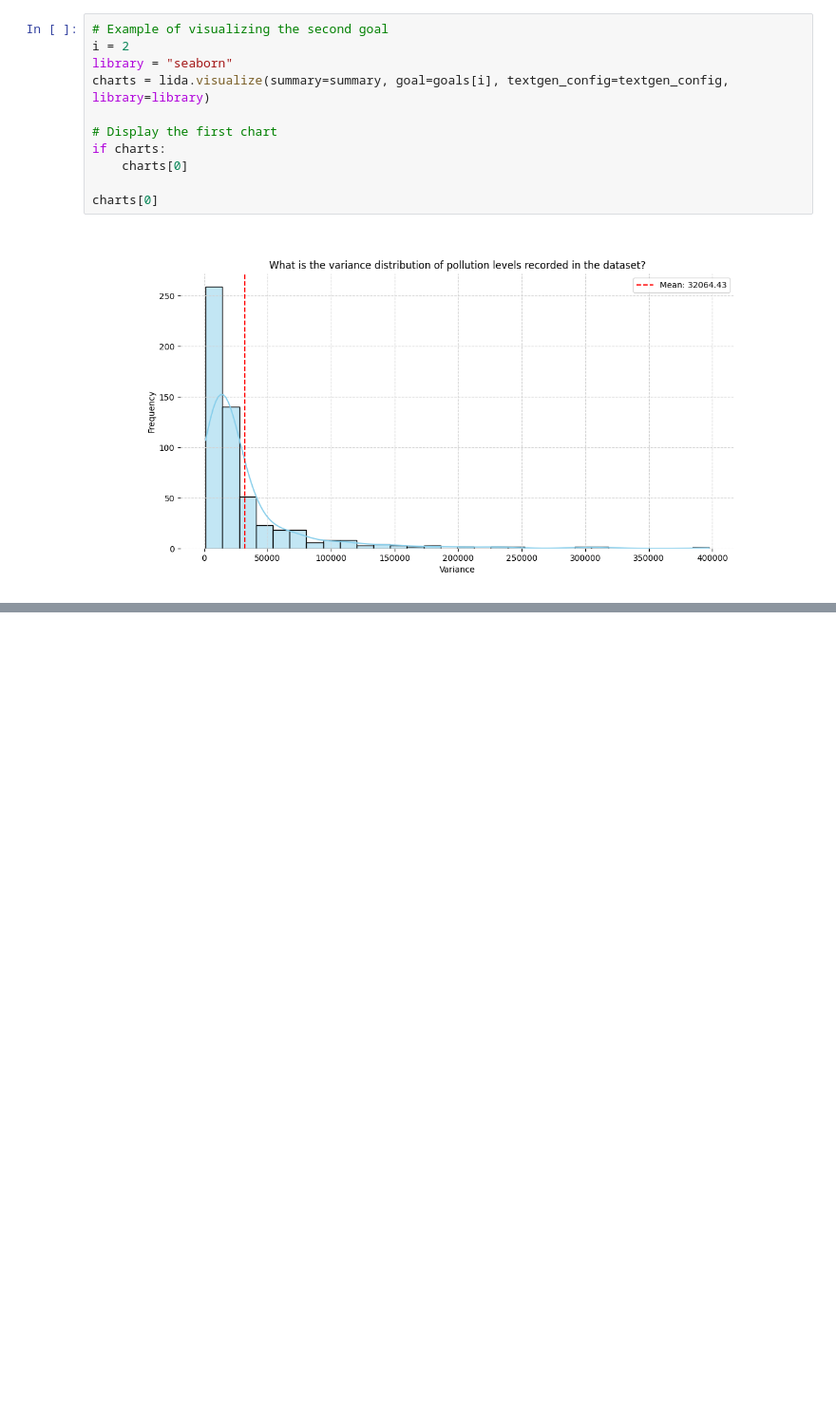
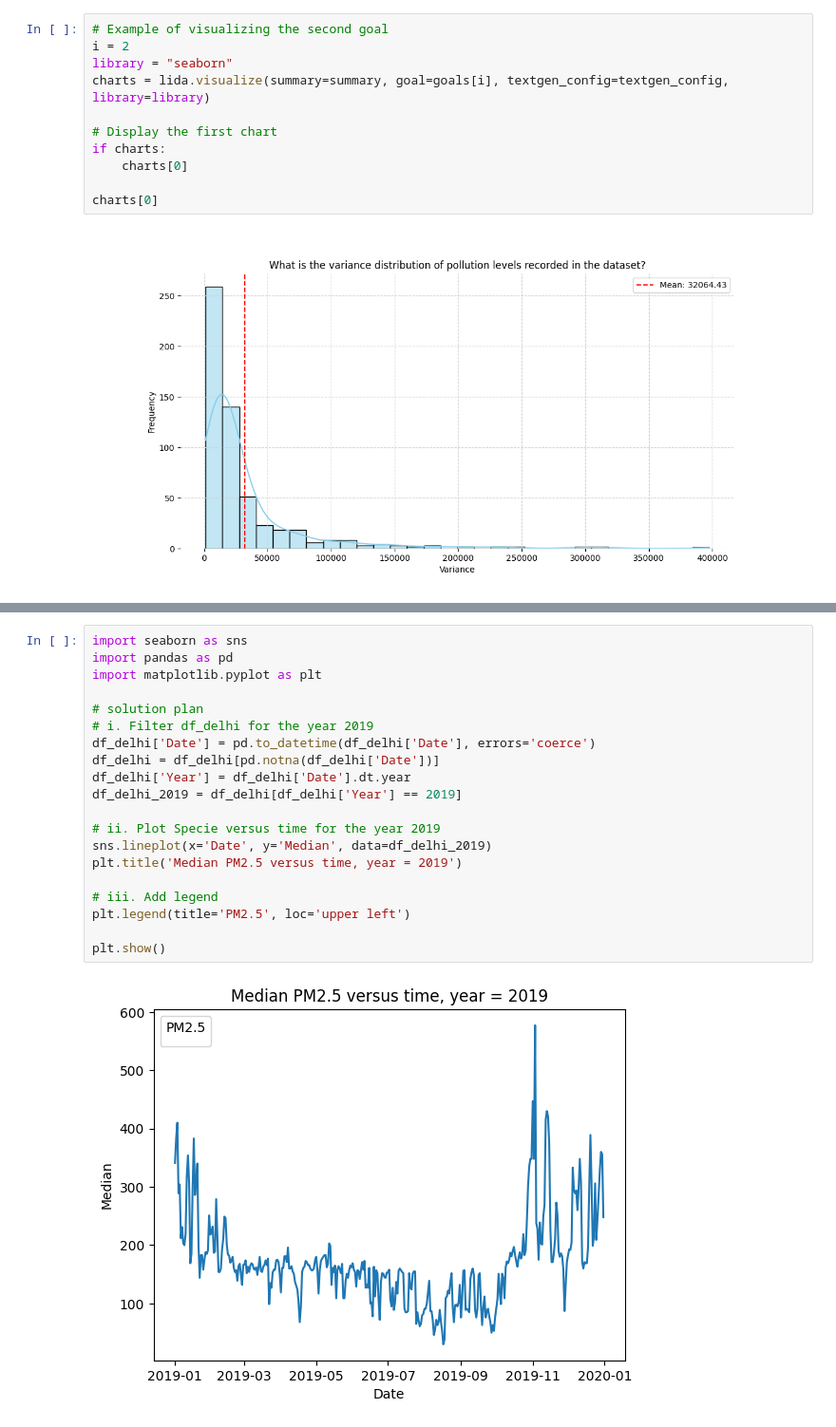
Before and after one commit to divijkulshrestha/ai-fuelled-analytics, a Jupyter notebook: lida_demo.ipynb, the cells around one changed output, grey strips where cells are left out. Shown at 95% size. Drawn from its saved outputs; the diff is of its cells as text; blank space fills up the shorter version.

```diff
--- a/lida_demo.ipynb
+++ b/lida_demo.ipynb
@@ -86,0 +118,22 @@ charts[0]
+# %%
+import seaborn as sns
+import pandas as pd
+import matplotlib.pyplot as plt
+
+# solution plan
+# i. Filter df_delhi for the year 2019
+df_delhi['Date'] = pd.to_datetime(df_delhi['Date'], errors='coerce')
+df_delhi = df_delhi[pd.notna(df_delhi['Date'])]
+df_delhi['Year'] = df_delhi['Date'].dt.year
+df_delhi_2019 = df_delhi[df_delhi['Year'] == 2019]
+
+# ii. Plot Specie versus time for the year 2019
+sns.lineplot(x='Date', y='Median', data=df_delhi_2019)
+plt.title('Median PM2.5 versus time, year = 2019')
+
+# iii. Add legend
+plt.legend(title='PM2.5', loc='upper left')
+
+plt.show()
+# %% [output]
+[figure, added]
```
Also changed, not shown: parts of 25 cells of this notebook.
